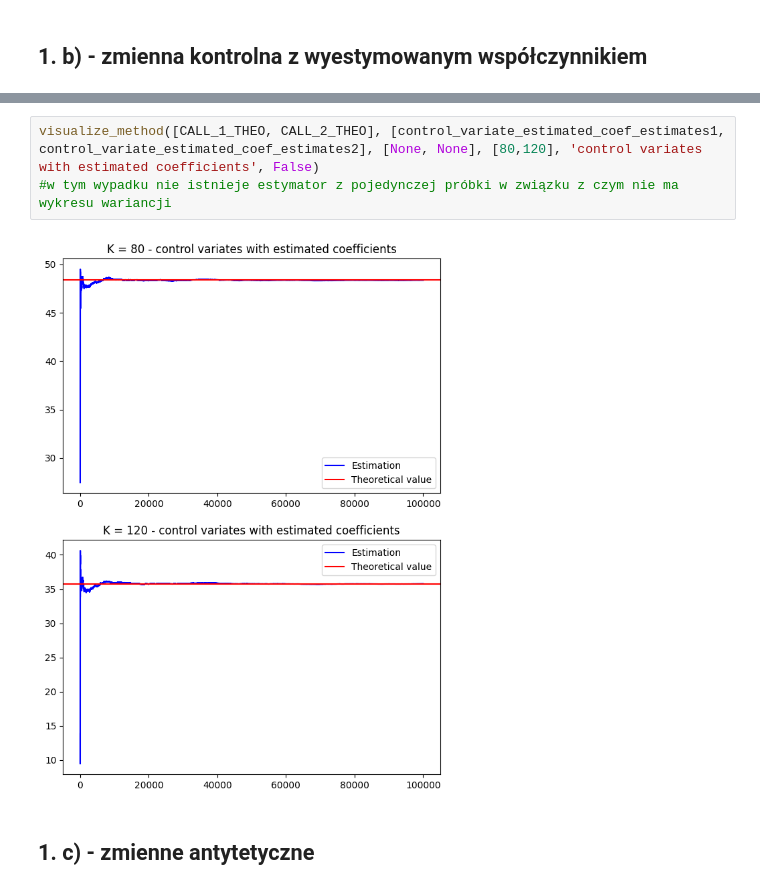
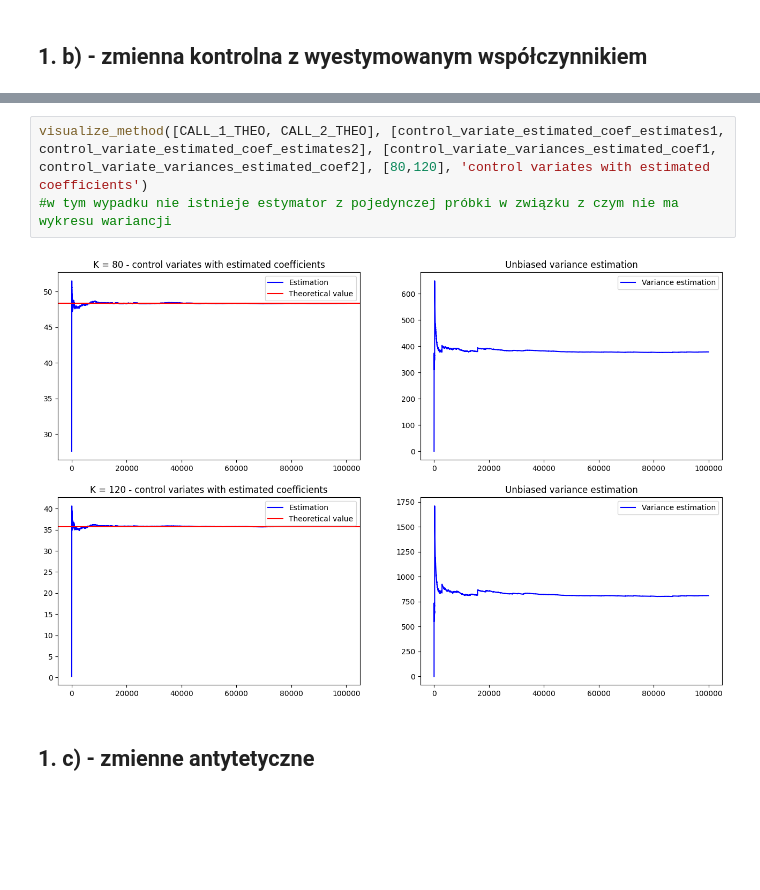
Before and after one commit to AntoniKingston/WdMF, a Jupyter notebook: Lab6/lab6.ipynb, the cells around one changed output, grey strips where cells are left out. Saved outputs shown, nothing was run; the diff lists cells and outputs as text; blank space fills up the shorter version.

```diff
--- a/Lab6/lab6.ipynb
+++ b/Lab6/lab6.ipynb
@@ -130,8 +152,8 @@ control_variate_estimated_coef_estimates2 = basic_estimates_2 + (tau - control_v
 # %%
-visualize_method([CALL_1_THEO, CALL_2_THEO], [control_variate_estimated_coef_estimates1, control_variate_estimated_coef_estimates2], [None, None], [80,120], 'control variates with estimated coefficients', False)
+visualize_method([CALL_1_THEO, CALL_2_THEO], [control_variate_estimated_coef_estimates1, control_variate_estimated_coef_estimates2], [control_variate_variances_estimated_coef1, control_variate_variances_estimated_coef2], [80,120], 'control variates with estimated coefficients')
 #w tym wypadku nie istnieje estymator z pojedynczej próbki w związku z czym nie ma wykresu wariancji
 # %% [output]
-[figure, old version]
+[figure, new version]
 # %% [markdown]
 ## 1. c) - zmienne antytetyczne
 # %%
```
Also changed, not shown: parts of 11 cells of this notebook.
